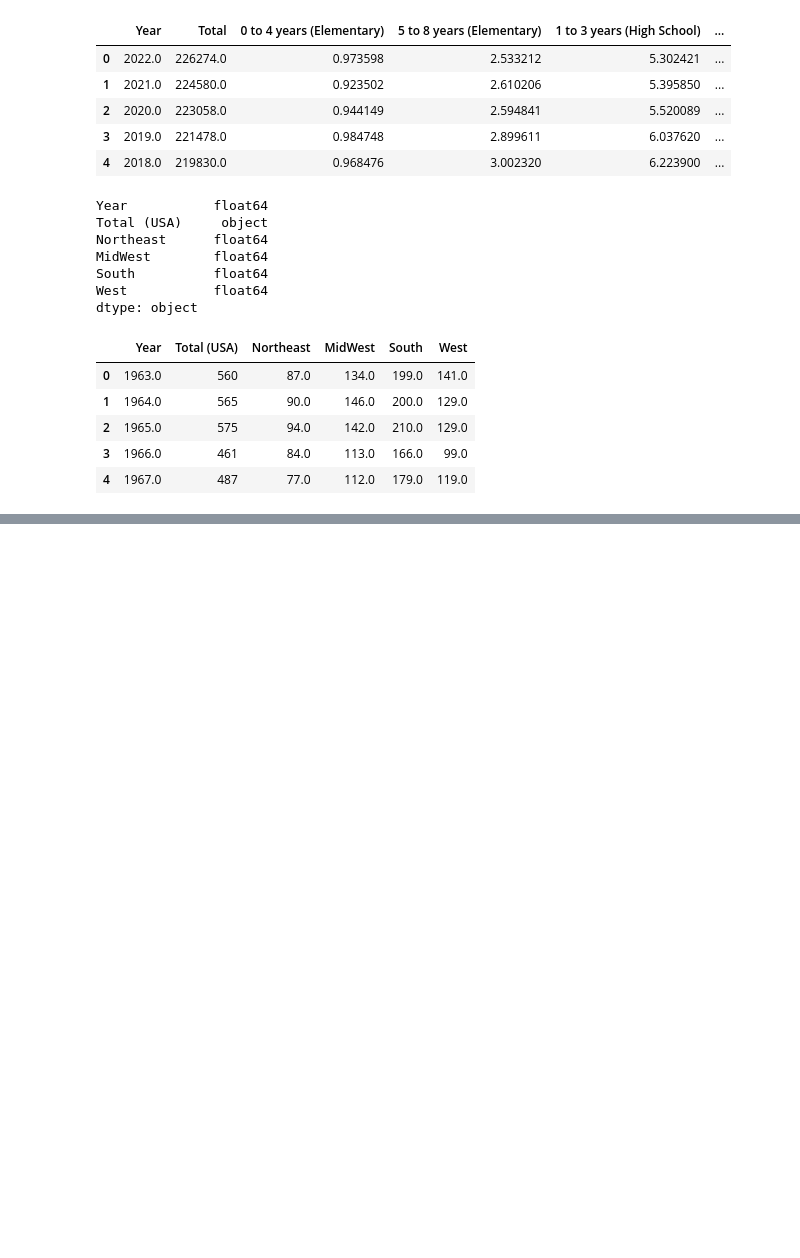
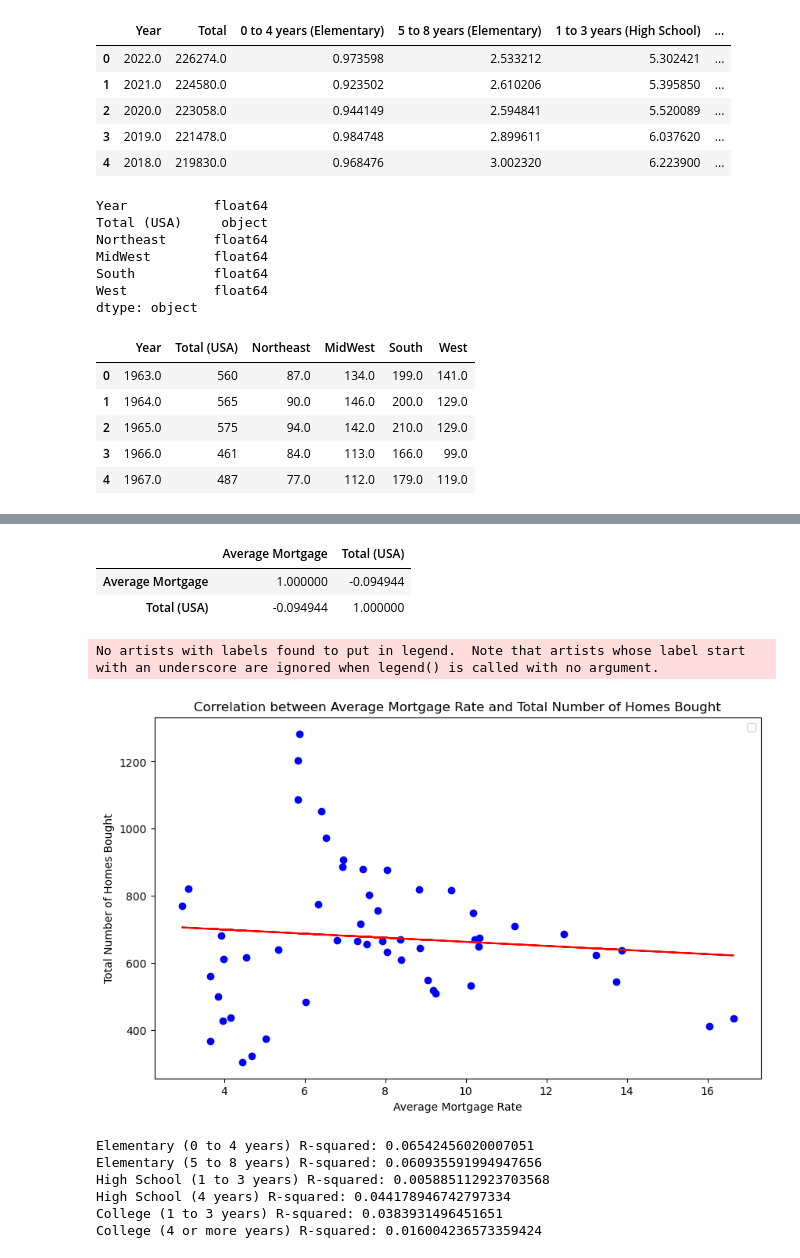
Before and after one commit to isfund/BootCampProject1, a Jupyter notebook: seth_project_work.ipynb, the cells around one changed output, grey strips where cells are left out. Cells and saved outputs as stored; diff of their text form; code cells hidden in the pictures; blank space fills up the shorter version.

```diff
--- a/seth_project_work.ipynb
+++ b/seth_project_work.ipynb
@@ -109,6 +102,7 @@ homes_df.head()
 | 3 | 1966.0 | 461 | 84.0 | 113.0 | 166.0 | 99.0 |
 | 4 | 1967.0 | 487 | 77.0 | 112.0 | 179.0 | 119.0 |
 # %%
-homes_df["Total (USA)"].astype(str).str.replace(",", "").astype(float)
-homes_df.head()
+for column in homes_df.columns:
+    homes_df[column] = homes_df[column].astype(str).str.replace(",", "").astype(float)
+homes_df.dtypes
 # %% [output]
@@ -135,0 +130,48 @@ KeyError: 'Average Mortgage'
+# %%
+homes_mortgage_merge = pd.merge(average_mortgage_by_year, homes_df, on="Year")
+
+corr_mort_homes = homes_mortgage_merge[["Average Mortgage", "Total (USA)"]].corr()
+# %%
+corr_mort_homes
+# %% [output]
+|  | Average Mortgage | Total (USA) |
+| Average Mortgage | 1.000000 | -0.094944 |
+| Total (USA) | -0.094944 | 1.000000 |
+# %%
+x = homes_mortgage_merge["Average Mortgage"]
+y = homes_mortgage_merge["Total (USA)"]
+
+(slope, intercept, rvalue, pvalue, stderr) = linregress(x, y)
+plt.figure(figsize=(10, 6))
+plt.scatter(x, y, color='blue')
+plt.plot(x, slope * x + intercept, color = "red")
+plt.title("Correlation between Average Mortgage Rate and Total Number of Homes Bought")
+plt.xlabel("Average Mortgage Rate")
+plt.ylabel("Total Number of Homes Bought")
+plt.legend()
+
+# Show the plot
+plt.show()
+# %% [output]
+No artists with labels found to put in legend.  Note that artists whose label start with an underscore are ignored when legend() is called with no argument.
+[figure, added]
+# %%
+education_homes_df = pd.merge(education_df, homes_df, on='Year')
+
+def perform_regression(x, y, label):
+    slope, intercept, r_value, p_value, std_err = stats.linregress(x, y)
+    print(f"{label} R-squared: {r_value**2}")
+
+perform_regression(education_homes_df['0 to 4 years (Elementary)'], education_homes_df['Total (USA)'], "Elementary (0 to 4 years)")
+perform_regression(education_homes_df['5 to 8 years (Elementary)'], education_homes_df['Total (USA)'], "Elementary (5 to 8 years)")
+perform_regression(education_homes_df['1 to 3 years (High School)'], education_homes_df['Total (USA)'], "High School (1 to 3 years)")
+perform_regression(education_homes_df['4 years (High School)'], education_homes_df['Total (USA)'], "High School (4 years)")
+perform_regression(education_homes_df['1 to 3 years (College)'], education_homes_df['Total (USA)'], "College (1 to 3 years)")
+perform_regression(education_homes_df['4 years or more (College)'], education_homes_df['Total (USA)'], "College (4 or more years)")
+# %% [output]
+Elementary (0 to 4 years) R-squared: 0.06542456020007051
+Elementary (5 to 8 years) R-squared: 0.060935591994947656
+High School (1 to 3 years) R-squared: 0.005885112923703568
+High School (4 years) R-squared: 0.044178946742797334
+College (1 to 3 years) R-squared: 0.0383931496451651
+College (4 or more years) R-squared: 0.016004236573359424
```
Also changed, not shown: parts of 7 cells of this notebook, 1 other file.
